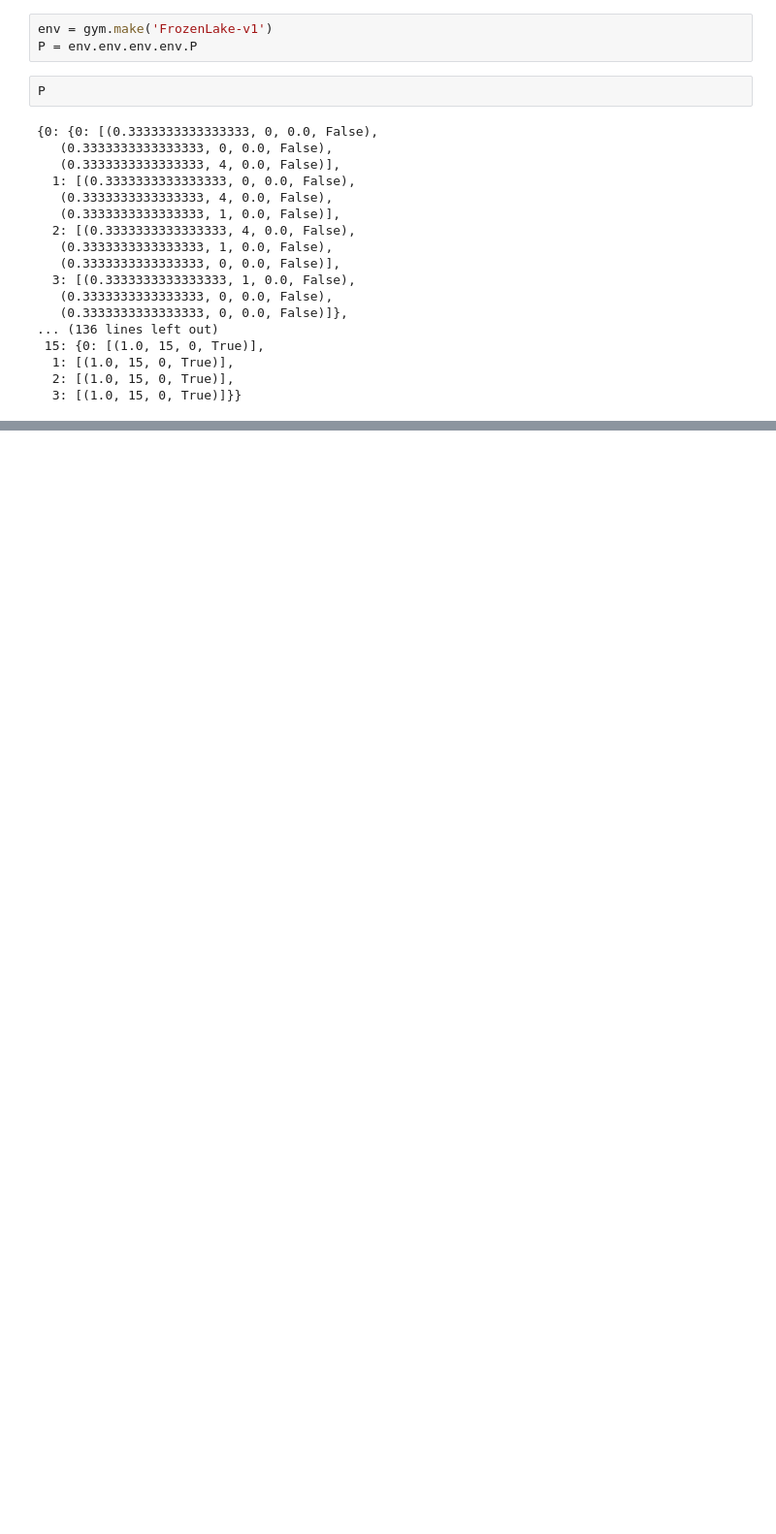
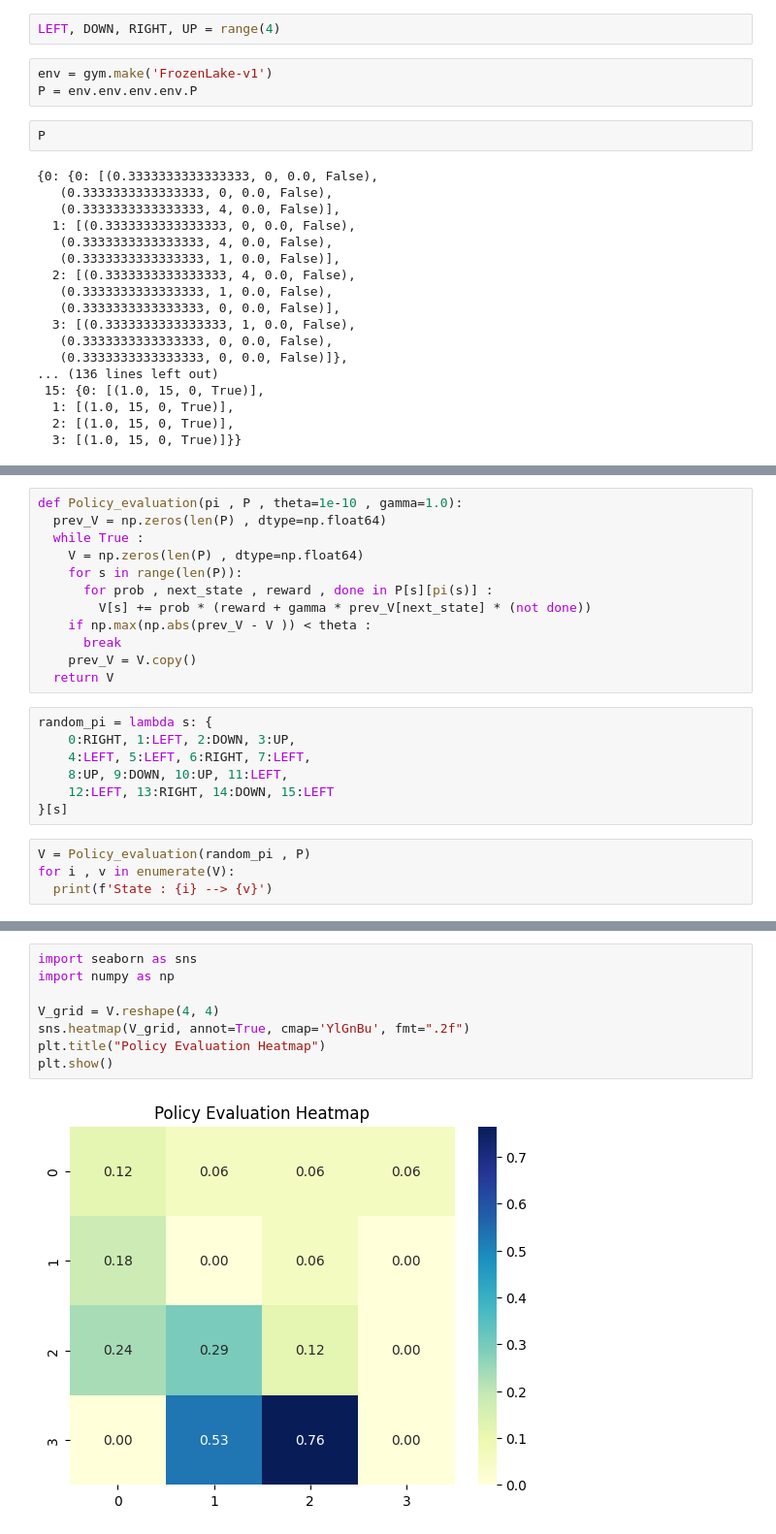
Before and after one commit to aiaaee/Stochastic-Policy-Iteration-in-Markov-Environments, a Jupyter notebook: stochastic_policy_iteration.ipynb, the cells around one changed output, grey strips where cells are left out. Shown at 97% size. Cells and saved outputs as stored; diff of their text form; blank space fills up the shorter version.

```diff
--- a/stochastic_policy_iteration.ipynb
+++ b/stochastic_policy_iteration.ipynb
@@ -25,6 +25,8 @@ import warnings
 import  gym_walk
 import gymnasium as gym
 import matplotlib.pyplot as plt
+# %%
+LEFT, DOWN, RIGHT, UP = range(4)
 # %%
 env = gym.make('FrozenLake-v1')
 P = env.env.env.env.P
@@ -83,3 +83,26 @@ plt.gca().invert_yaxis()
 plt.show()
 # %% [output]
 [figure]
+# %%
+def Policy_evaluation(pi , P , theta=1e-10 , gamma=1.0):
+  prev_V = np.zeros(len(P) , dtype=np.float64)
+  while True :
+    V = np.zeros(len(P) , dtype=np.float64)
+    for s in range(len(P)):
+      for prob , next_state , reward , done in P[s][pi(s)] :
+        V[s] += prob * (reward + gamma * prev_V[next_state] * (not done))
+    if np.max(np.abs(prev_V - V )) < theta :
+      break
+    prev_V = V.copy()
+  return V
+# %%
+random_pi = lambda s: {
+    0:RIGHT, 1:LEFT, 2:DOWN, 3:UP,
+    4:LEFT, 5:LEFT, 6:RIGHT, 7:LEFT,
+    8:UP, 9:DOWN, 10:UP, 11:LEFT,
+    12:LEFT, 13:RIGHT, 14:DOWN, 15:LEFT
+}[s]
+# %%
+V = Policy_evaluation(random_pi , P)
+for i , v in enumerate(V):
+  print(f'State : {i} --> {v}')
@@ -85,0 +126,10 @@ plt.show()
+# %%
+import seaborn as sns
+import numpy as np
+
+V_grid = V.reshape(4, 4)
+sns.heatmap(V_grid, annot=True, cmap='YlGnBu', fmt=".2f")
+plt.title("Policy Evaluation Heatmap")
+plt.show()
+# %% [output]
+[figure, added]
```
Also changed, not shown: parts of 3 cells of this notebook.
